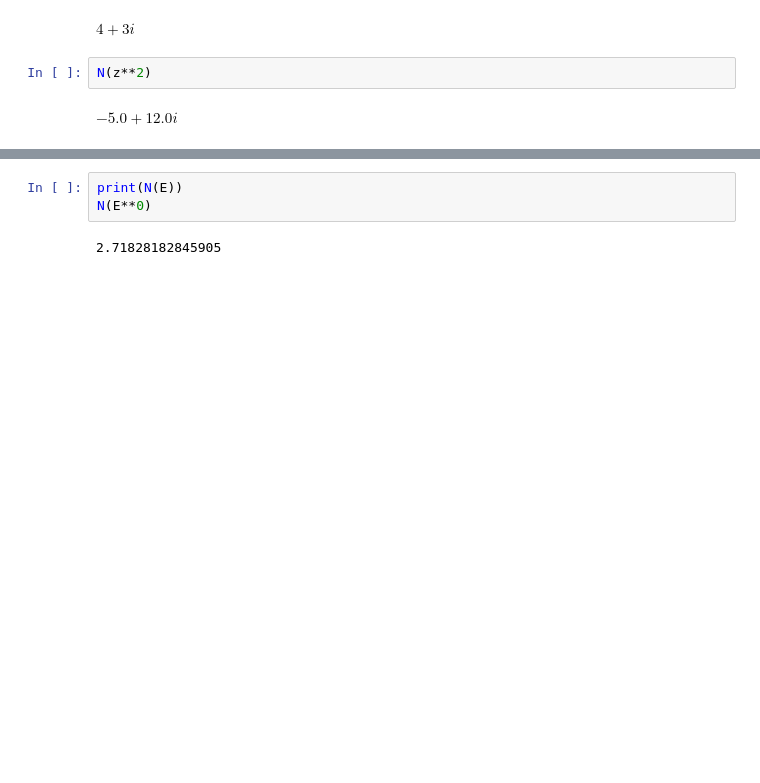
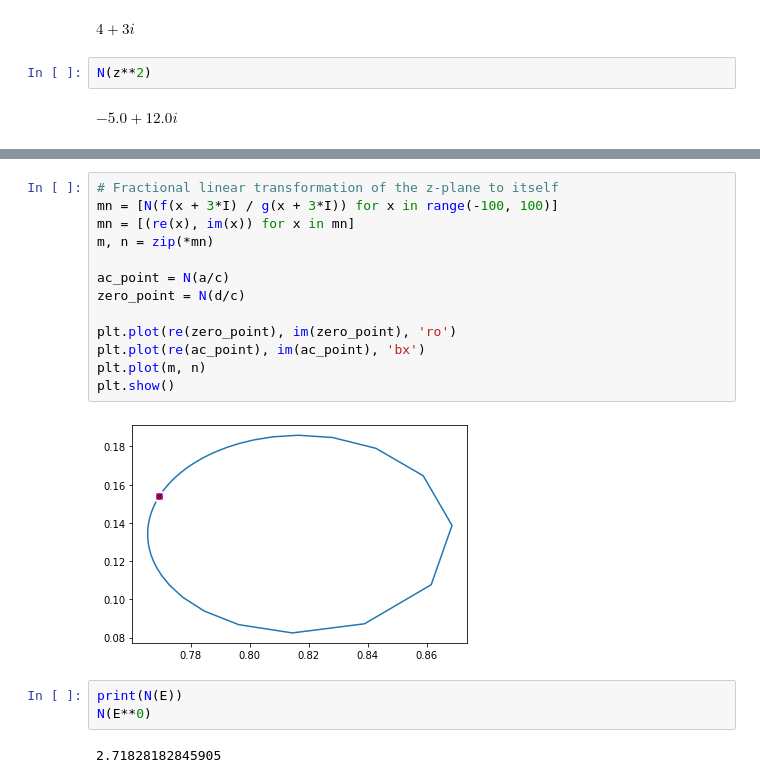
Before and after one commit to James-G-Hill/Sympy-Companion-to-Mathematics-Form-and-Function, a Jupyter notebook: ch10_complex_analysis_topology.ipynb, the cells around one changed output, grey strips where cells are left out. Saved outputs shown, nothing was run; the diff lists cells and outputs as text; blank space fills up the shorter version.

```diff
--- a/ch10_complex_analysis_topology.ipynb
+++ b/ch10_complex_analysis_topology.ipynb
@@ -128,3 +181,18 @@ plt.show()
+# %%
+# Fractional linear transformation of the z-plane to itself
+mn = [N(f(x + 3*I) / g(x + 3*I)) for x in range(-100, 100)]
+mn = [(re(x), im(x)) for x in mn]
+m, n = zip(*mn)
+
+ac_point = N(a/c)
+zero_point = N(d/c)
+
+plt.plot(re(zero_point), im(zero_point), 'ro')
+plt.plot(re(ac_point), im(ac_point), 'bx')
+plt.plot(m, n)
+plt.show()
+# %% [output]
+[figure, added]
 # %%
 print(N(E))
 N(E**0)
```
Also changed, not shown: parts of 29 cells of this notebook.
